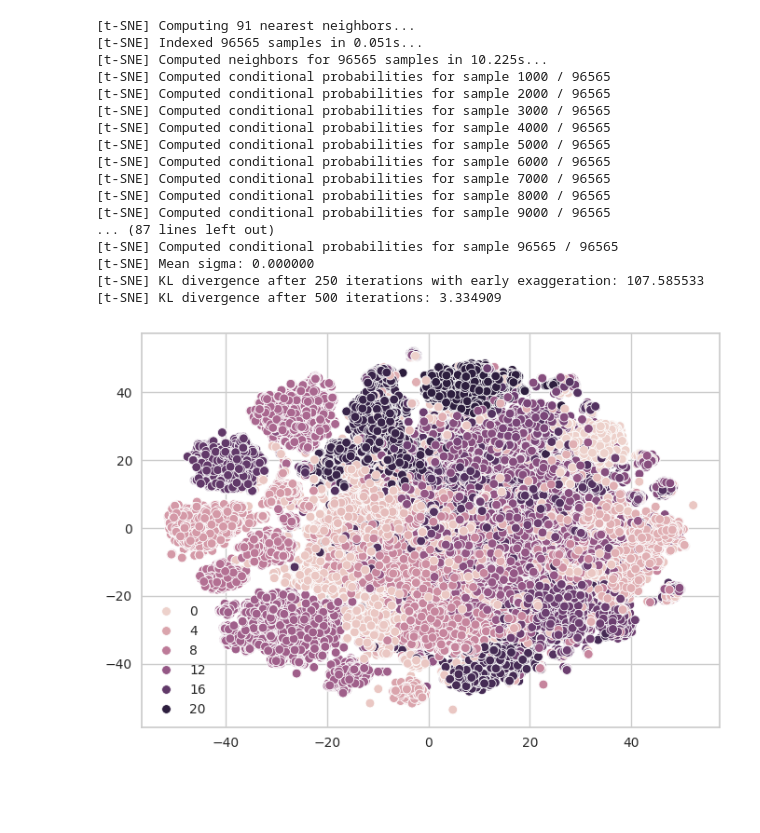
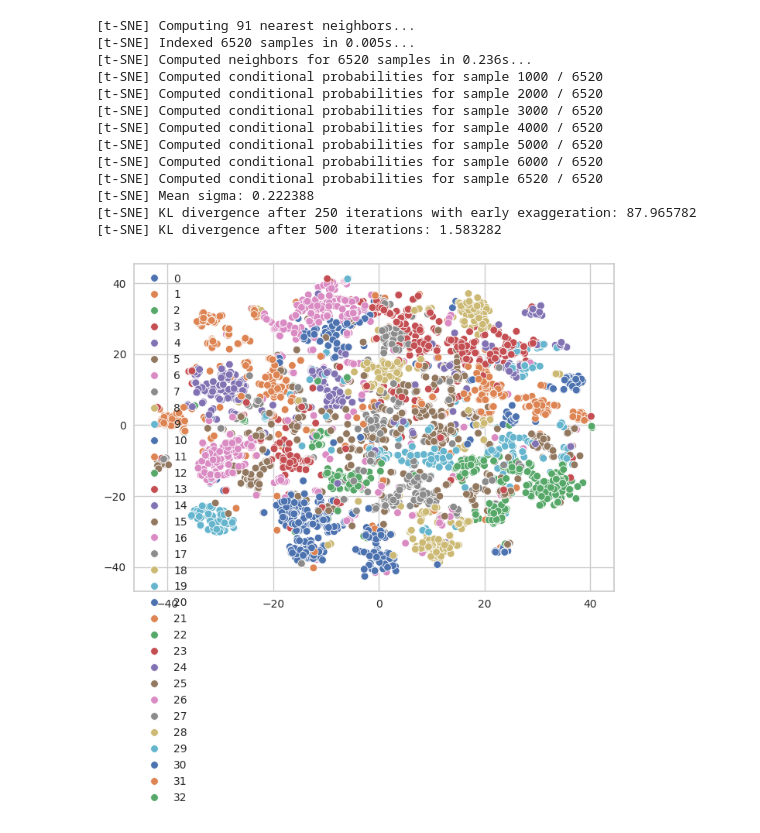
Before and after one commit to rik1599/mth-review-analysis, a Jupyter notebook: clusters.ipynb, the cells around one changed output. Saved outputs shown, nothing was run; the diff lists cells and outputs as text; code cells hidden in the pictures; blank space fills up the shorter version.

```diff
--- a/clusters.ipynb
+++ b/clusters.ipynb
@@ -18,0 +1,7 @@ embs.shape
+# %%
+import os
+import numpy as np
+import pandas as pd
+
+df = pd.read_parquet('output/topics.parquet')
+df
@@ -18,0 +22,5 @@ embs.shape
+# %%
+from src.embed import NomicPrefix, get_embedding
+
+clustering_embedding = get_embedding(df.index.to_list(), NomicPrefix.CLUSTERING)
+clustering_embedding
@@ -25,8 +47,8 @@ import matplotlib.pyplot as plt
 plt.set_loglevel('error')
 
 model = KMeans()
-visualizer = KElbowVisualizer(model, k=range(5, 50, 2))
+visualizer = KElbowVisualizer(model, k=range(5, 60, 2))
 
-visualizer.fit(embs)
+visualizer.fit(clustering_embedding)
 visualizer.show()
 # %% [output]
@@ -34,27 +56,23 @@ visualizer.show()
 <Axes: title={'center': 'Distortion Score Elbow for KMeans Clustering'}, xlabel='k', ylabel='distortion score'>
 # %%
 from sklearn.manifold import TSNE
-kmeans = KMeans(n_clusters=visualizer.elbow_value_).fit_predict(embs)
-tsne = TSNE(n_components=2, verbose=1, n_iter=500).fit_transform(embs)
+kmeans = KMeans(n_clusters=visualizer.elbow_value_).fit_predict(clustering_embedding)
+tsne = TSNE(n_components=2, verbose=1, n_iter=500).fit_transform(clustering_embedding)
 
-sns.scatterplot(x=tsne[:, 0], y=tsne[:, 1], hue=kmeans)
+sns.scatterplot(x=tsne[:, 0], y=tsne[:, 1], hue=kmeans, palette='deep')
 plt.show()
 # %% [output]
 [t-SNE] Computing 91 nearest neighbors...
-[t-SNE] Indexed 96565 samples in 0.051s...
-[t-SNE] Computed neighbors for 96565 samples in 10.225s...
-[t-SNE] Computed conditional probabilities for sample 1000 / 96565
-[t-SNE] Computed conditional probabilities for sample 2000 / 96565
-[t-SNE] Computed conditional probabilities for sample 3000 / 96565
-[t-SNE] Computed conditional probabilities for sample 4000 / 96565
-[t-SNE] Computed conditional probabilities for sample 5000 / 96565
-[t-SNE] Computed conditional probabilities for sample 6000 / 96565
-[t-SNE] Computed conditional probabilities for sample 7000 / 96565
-[t-SNE] Computed conditional probabilities for sample 8000 / 96565
-[t-SNE] Computed conditional probabilities for sample 9000 / 96565
-... (87 lines left out)
-[t-SNE] Computed conditional probabilities for sample 96565 / 96565
-[t-SNE] Mean sigma: 0.000000
-[t-SNE] KL divergence after 250 iterations with early exaggeration: 107.585533
-[t-SNE] KL divergence after 500 iterations: 3.334909
+[t-SNE] Indexed 6520 samples in 0.005s...
+[t-SNE] Computed neighbors for 6520 samples in 0.236s...
+[t-SNE] Computed conditional probabilities for sample 1000 / 6520
+[t-SNE] Computed conditional probabilities for sample 2000 / 6520
+[t-SNE] Computed conditional probabilities for sample 3000 / 6520
+[t-SNE] Computed conditional probabilities for sample 4000 / 6520
+[t-SNE] Computed conditional probabilities for sample 5000 / 6520
+[t-SNE] Computed conditional probabilities for sample 6000 / 6520
+[t-SNE] Computed conditional probabilities for sample 6520 / 6520
+[t-SNE] Mean sigma: 0.222388
+[t-SNE] KL divergence after 250 iterations with early exaggeration: 87.965782
+[t-SNE] KL divergence after 500 iterations: 1.583282
-[figure, old version]
+[figure, new version]
```
Also changed, not shown: parts of 6 cells of this notebook, 5 other files.
